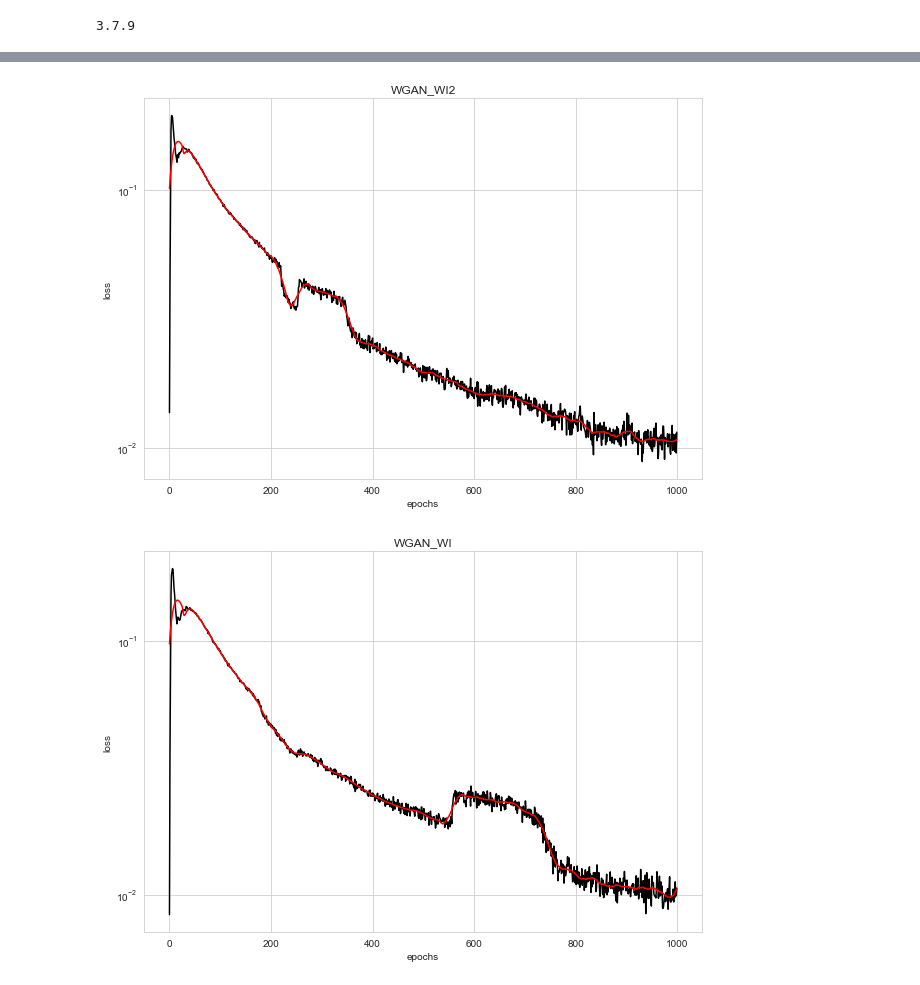
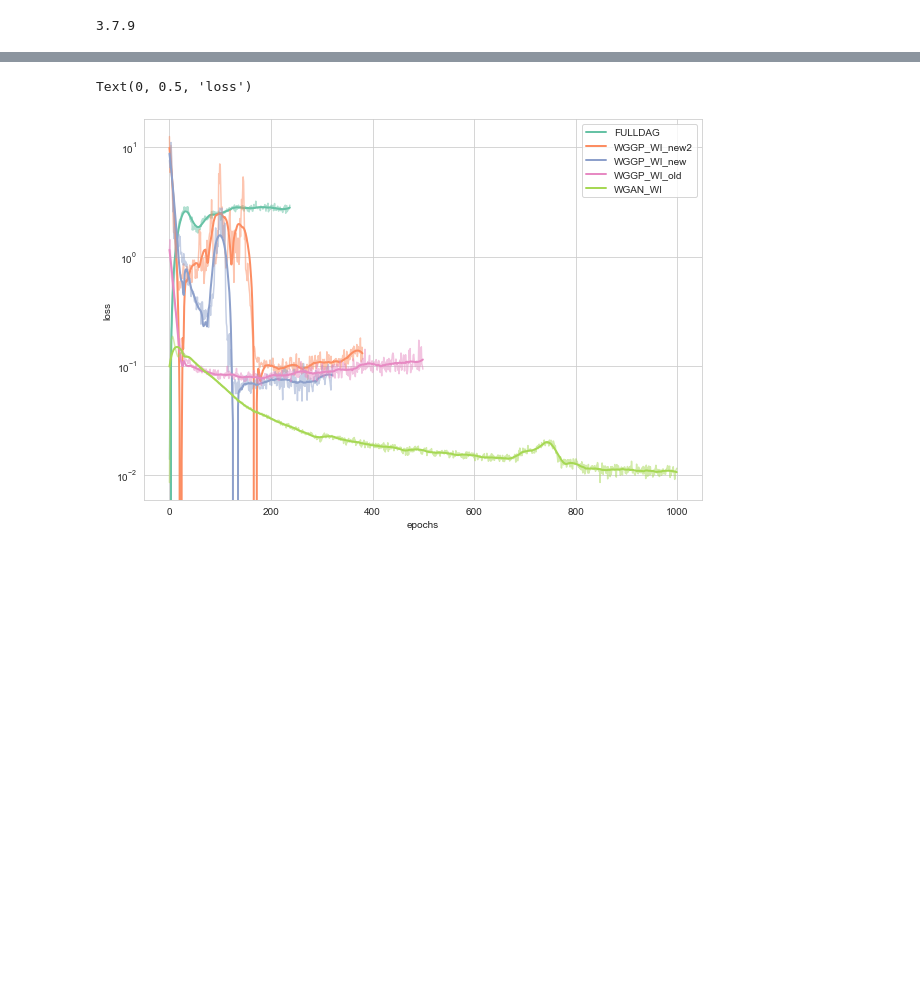
Before and after one commit to glederrey/SynthPop, a Jupyter notebook: code/notebooks/training/check_training.ipynb, the cells around one changed output, grey strips where cells are left out. Saved outputs shown, nothing was run; the diff lists cells and outputs as text; code cells hidden in the pictures; blank space fills up the shorter version.

```diff
--- a/code/notebooks/training/check_training.ipynb
+++ b/code/notebooks/training/check_training.ipynb
@@ -25,7 +25,7 @@ sns.set_style("whitegrid")
 # %%
 dataset = 'Chicago'
 
-names = ['WGAN_WI2', 'WGAN_WI', 'WGAN_WO2', 'WGAN_WO', 'WGAN_OR']
+names = ['FULLDAG', 'WGGP_WI_new2', 'WGGP_WI_new', 'WGGP_WI_old', 'WGAN_WI']
 # %%
 for n in names:
 
@@ -47,8 +47,8 @@ for n in names:
             loss['kl'].append(d['GAN_loss/kl_div'])
             loss['gen'].append(d['GAN_loss/g_loss']+d['GAN_loss/kl_div'])
             loss['wgan_discr'].append(d['GAN_loss/d_loss'])
-            loss['grad_pen'].append(10*d['GAN_loss/gradient_penalty'])
-            loss['discr'].append((d['GAN_loss/d_loss']+10*d['GAN_loss/gradient_penalty']))
+            loss['grad_pen'].append(100*d['GAN_loss/gradient_penalty'])
+            loss['discr'].append((d['GAN_loss/d_loss']+100*d['GAN_loss/gradient_penalty']))
     else:
         for d in data:
             loss['gen'].append(d['GAN_loss/g_loss']+d['GAN_loss/kl_div'])
@@ -81,24 +81,33 @@ for n in names:
+# %%
+pal = sns.color_palette("Set2", 15)
+sns.set_palette(pal)
+#pal
 # %%
+plt.figure(figsize=(10,7))
+
 for n in names:
 
     output_folder = '../output/' + dataset + '/' + n + '/'
 
     with open(output_folder + 'logs/stats.json', 'r') as infile:
         data = json.load(infile)
 
     loss = []
     for d in data:
         loss.append(-d['GAN_loss/d_loss'])
 
-    yhat = savgol_filter(loss, 51, 3) # window size 51, polynomial order 3
+    p = plt.semilogy(loss, alpha=0.5)
+    c = p[0].get_color()
 
-    plt.figure(figsize=(10,7))
-    plt.semilogy(loss, 'k')
-    plt.semilogy(yhat, 'r')
+    try:
+        yhat = savgol_filter(loss, 51, 3) # window size 51, polynomial order 3
+        plt.semilogy(yhat, color=c, linewidth=2, label=n)
+    except:
+        pass
 
-    plt.title(n)
-    plt.xlabel('epochs')
-    plt.ylabel('loss')
+plt.legend()
+plt.xlabel('epochs')
+plt.ylabel('loss')
 # %% [output]
+Text(0, 0.5, 'loss')
-[figure, old version]
+[figure, new version]
-[figure, removed]
```
Also changed, not shown: parts of 2 cells of this notebook, 17 other files.
